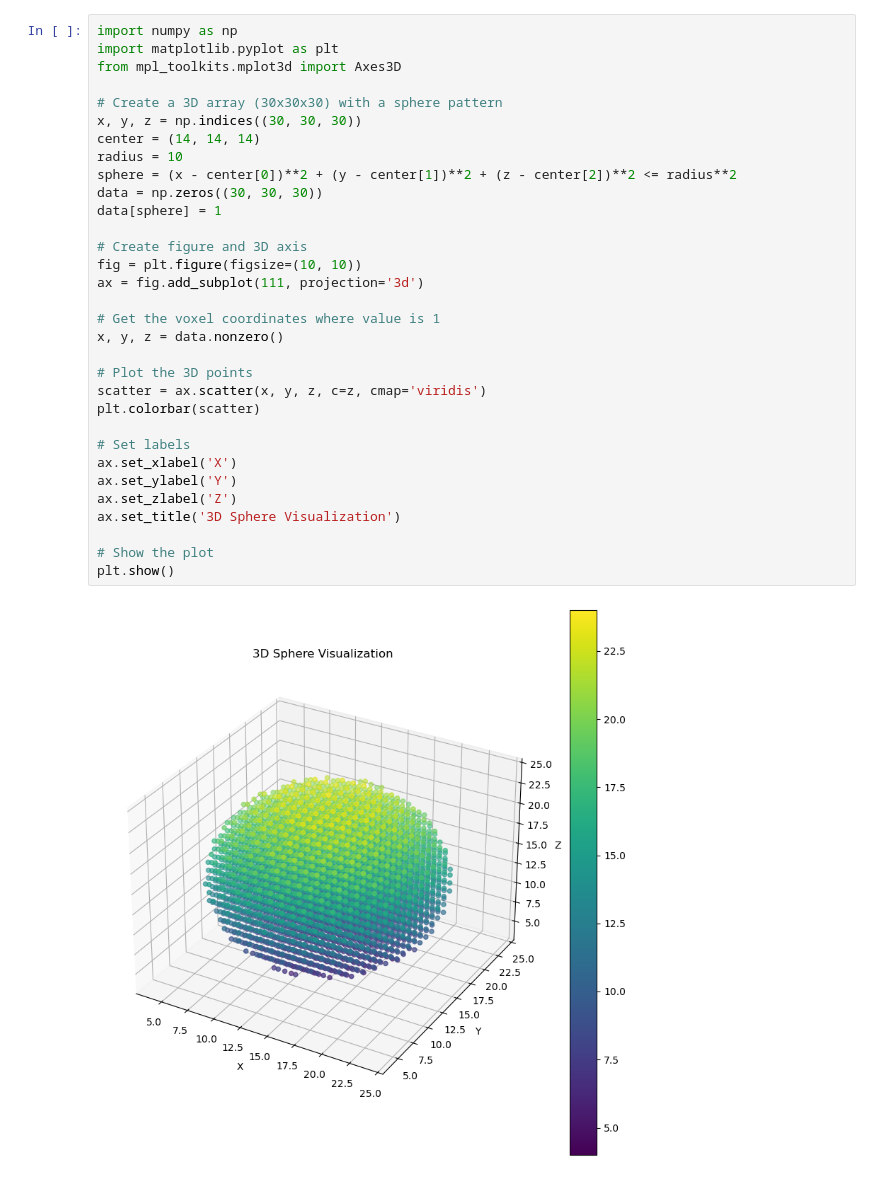
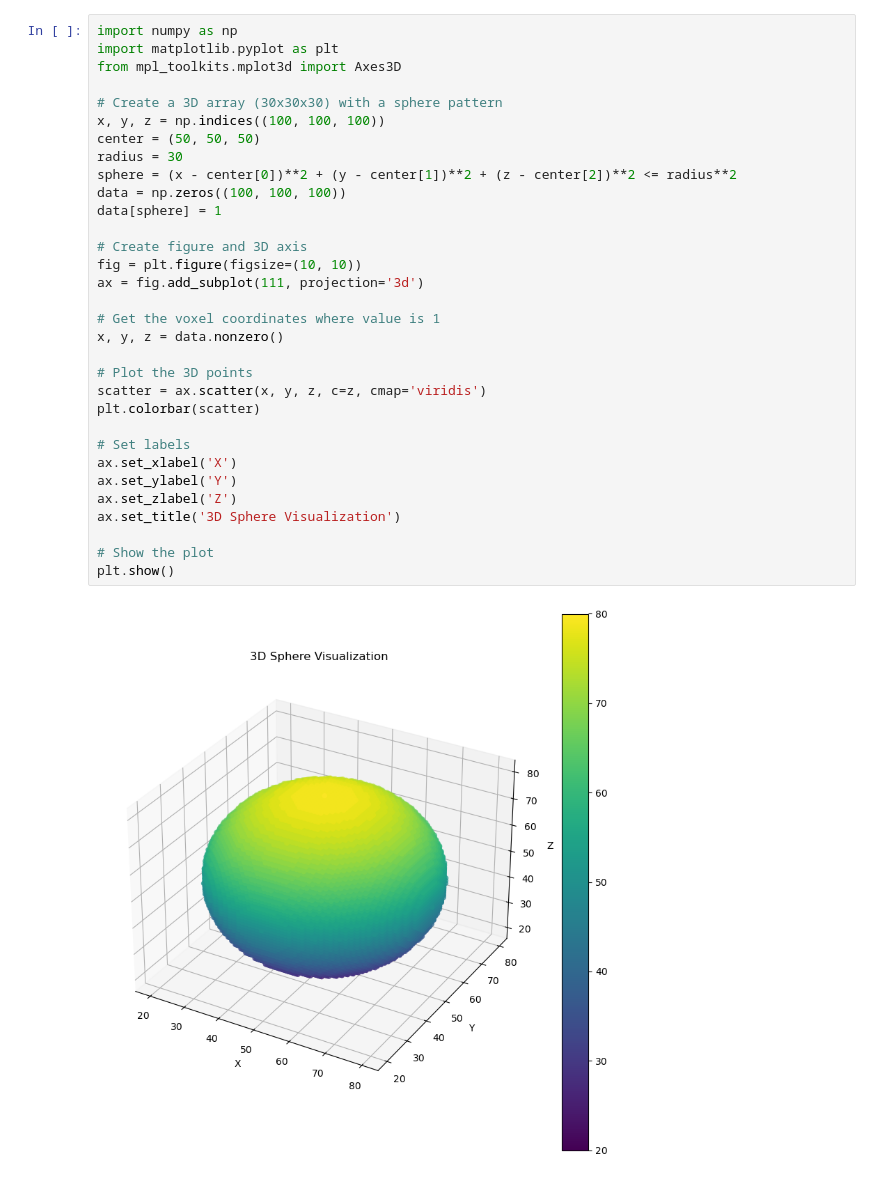
Before and after one commit to xiwang3236/Image_processing_tools, a Jupyter notebook: Segmentation.ipynb, the cells around one changed output. Saved outputs shown, nothing was run; the diff lists cells and outputs as text.

```diff
--- a/Segmentation.ipynb
+++ b/Segmentation.ipynb
@@ -1,37 +1,37 @@
 # %%
 import numpy as np
 import matplotlib.pyplot as plt
 from mpl_toolkits.mplot3d import Axes3D
 
 # Create a 3D array (30x30x30) with a sphere pattern
-x, y, z = np.indices((30, 30, 30))
-center = (14, 14, 14)
-radius = 10
+x, y, z = np.indices((100, 100, 100))
+center = (50, 50, 50)
+radius = 30
 sphere = (x - center[0])**2 + (y - center[1])**2 + (z - center[2])**2 <= radius**2
-data = np.zeros((30, 30, 30))
+data = np.zeros((100, 100, 100))
 data[sphere] = 1
 
 # Create figure and 3D axis
 fig = plt.figure(figsize=(10, 10))
 ax = fig.add_subplot(111, projection='3d')
 
 # Get the voxel coordinates where value is 1
 x, y, z = data.nonzero()
 
 # Plot the 3D points
 scatter = ax.scatter(x, y, z, c=z, cmap='viridis')
 plt.colorbar(scatter)
 
 # Set labels
 ax.set_xlabel('X')
 ax.set_ylabel('Y')
 ax.set_zlabel('Z')
 ax.set_title('3D Sphere Visualization')
 
 # Show the plot
 plt.show()
 # %% [output]
-[figure, old version]
+[figure, new version]
 # %%
 data.shape
 # %% [output]
```
Also changed, not shown: parts of 18 cells of this notebook, 1 other file.
